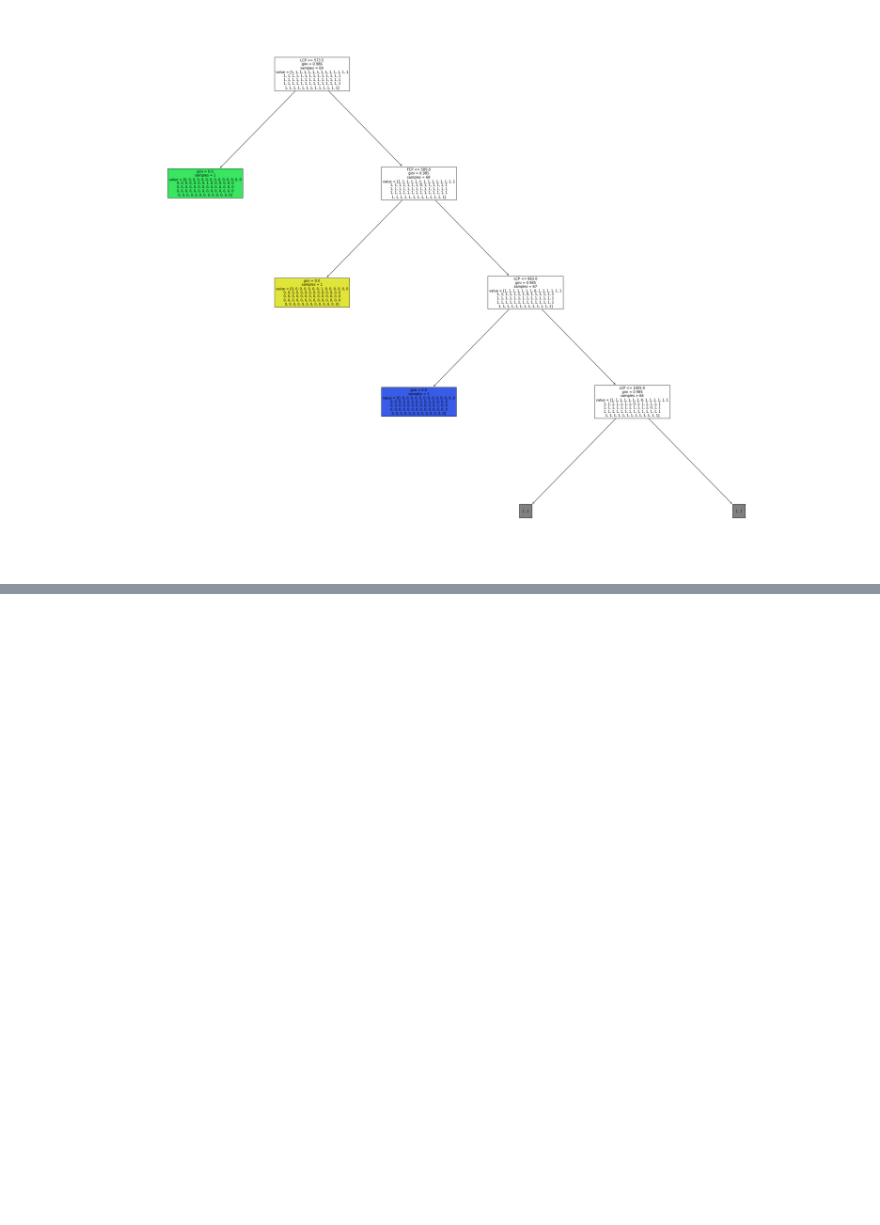
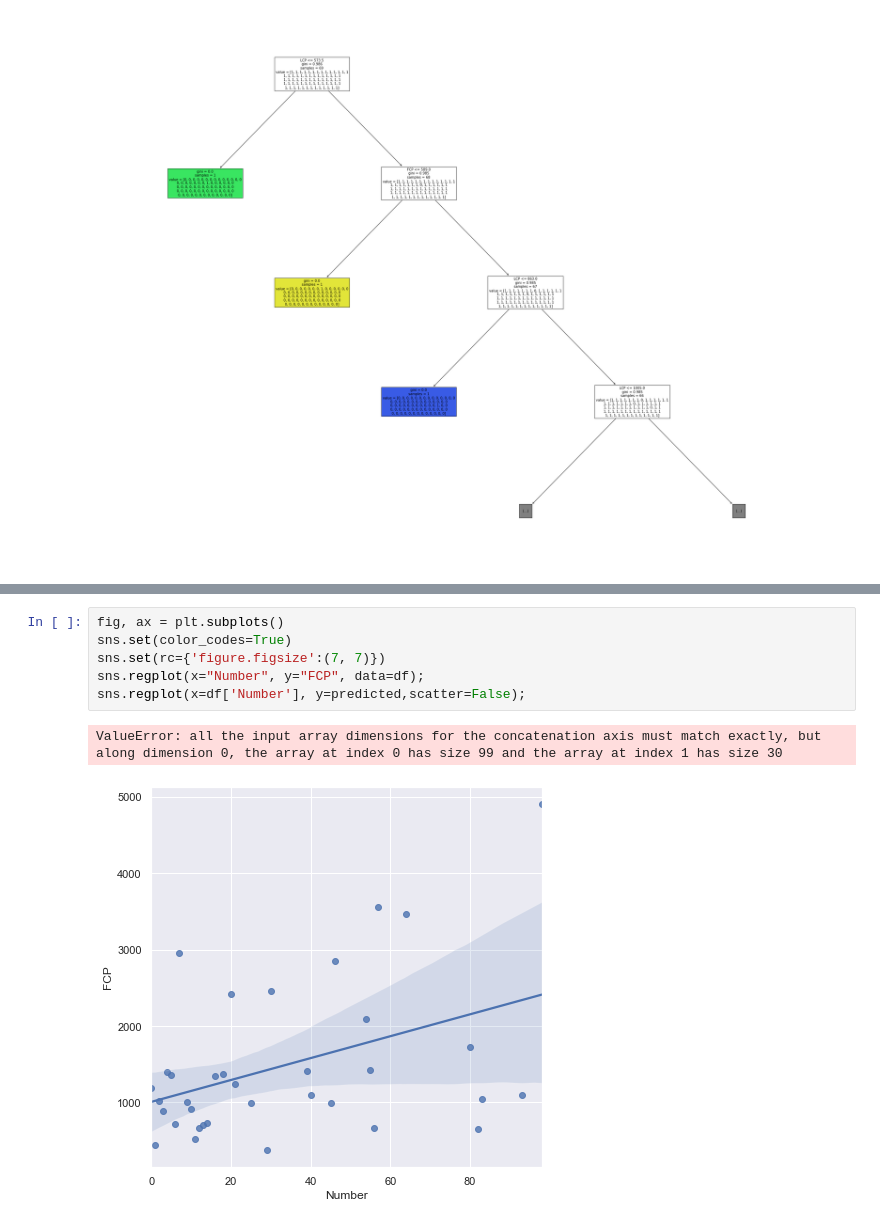
Before and after one commit to D-R-U-N-K-Data/SEO-De-Nieuwe-Zaak, a Jupyter notebook: DData - De Nieuwe Zaak - Verklarende Analyse.ipynb, the cells around one changed output, grey strips where cells are left out. Cells and saved outputs as stored; diff of their text form; blank space fills up the shorter version.

```diff
--- a/DData - De Nieuwe Zaak - Verklarende Analyse.ipynb
+++ b/DData - De Nieuwe Zaak - Verklarende Analyse.ipynb
@@ -305,0 +311,9 @@ boom = tree.plot_tree(clf, max_depth = 3, fontsize=10, filled=True, feature_name
+# %%
+fig, ax = plt.subplots()
+sns.set(color_codes=True)
+sns.set(rc={'figure.figsize':(7, 7)})
+sns.regplot(x="Number", y="FCP", data=df);
+sns.regplot(x=df['Number'], y=predicted,scatter=False);
+# %% [output]
+ValueError: all the input array dimensions for the concatenation axis must match exactly, but along dimension 0, the array at index 0 has size 99 and the array at index 1 has size 30
+[figure, added]
```
Also changed, not shown: parts of 11 cells of this notebook.
